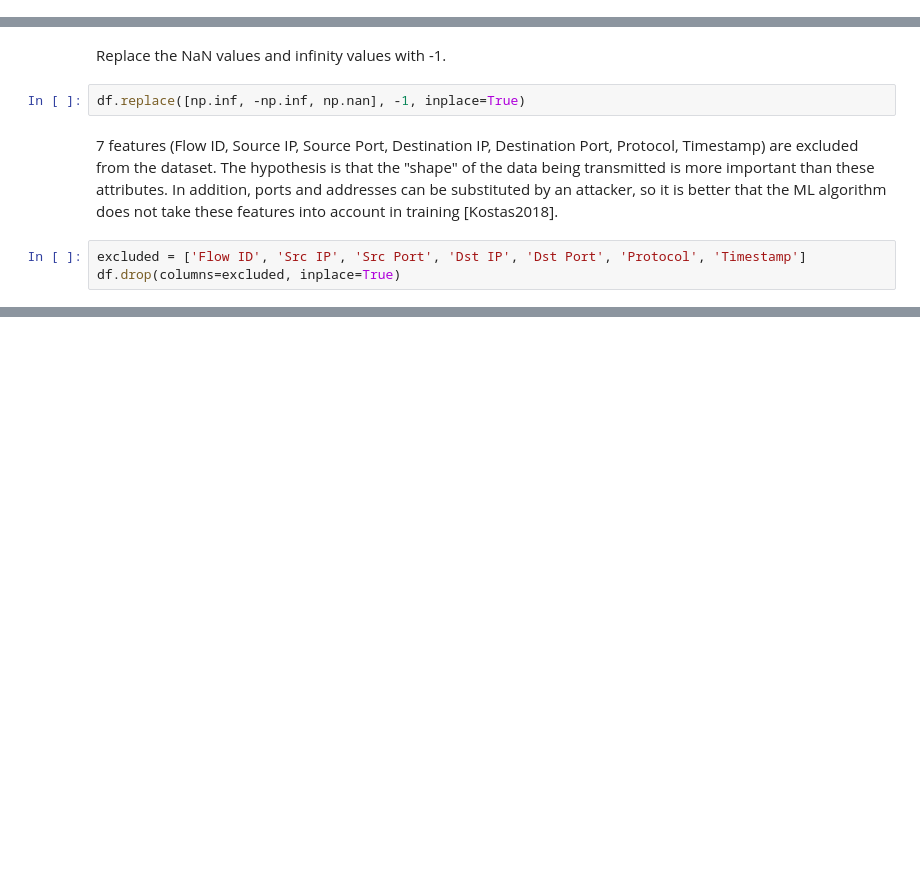
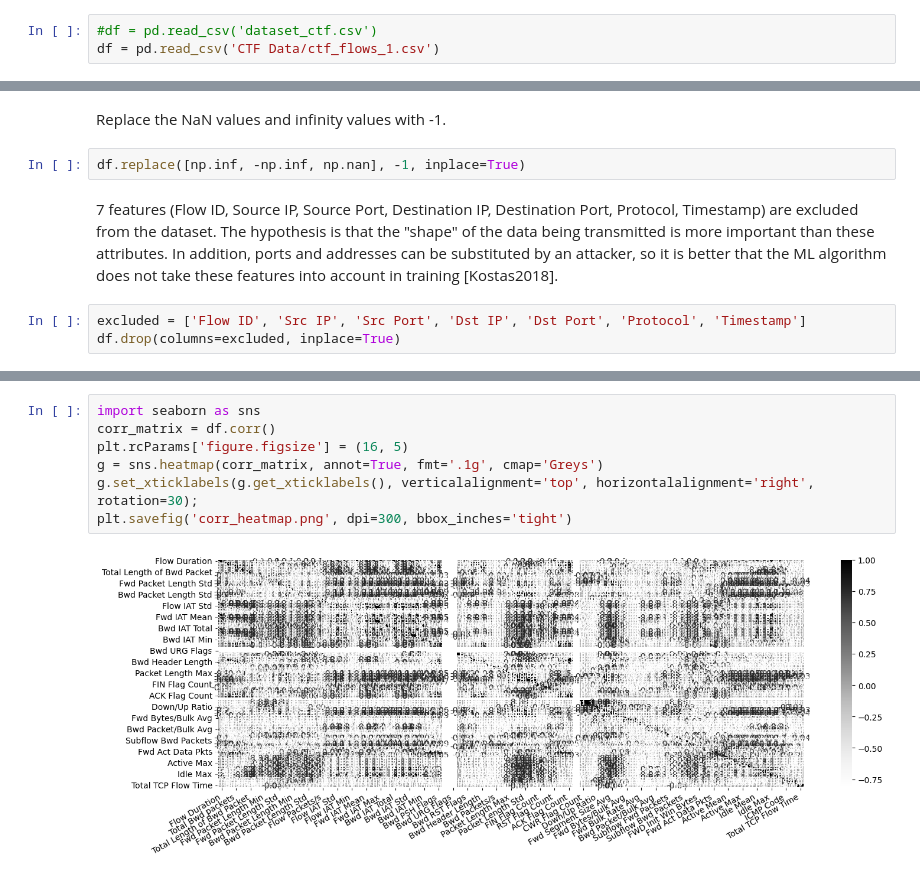
Before and after one commit to parmigggiana/ml-ids, a Jupyter notebook: IDS_CTF.ipynb, the cells around one changed output, grey strips where cells are left out. Drawn from its saved outputs; the diff is of its cells as text; blank space fills up the shorter version.

```diff
--- a/IDS_CTF.ipynb
+++ b/IDS_CTF.ipynb
@@ -17,3 +15,6 @@ df = pd.read_csv('dataset_ctf.csv')
+# %%
+#df = pd.read_csv('dataset_ctf.csv')
+df = pd.read_csv('CTF Data/ctf_flows_1.csv')
 # %%
 df.shape
 # %% [output]
@@ -79,0 +136,9 @@ df.drop(columns=excluded, inplace=True)
+# %%
+import seaborn as sns
+corr_matrix = df.corr()
+plt.rcParams['figure.figsize'] = (16, 5)
+g = sns.heatmap(corr_matrix, annot=True, fmt='.1g', cmap='Greys')
+g.set_xticklabels(g.get_xticklabels(), verticalalignment='top', horizontalalignment='right', rotation=30);
+plt.savefig('corr_heatmap.png', dpi=300, bbox_inches='tight')
+# %% [output]
+[figure, added]
```
Also changed, not shown: parts of 6 cells of this notebook.
